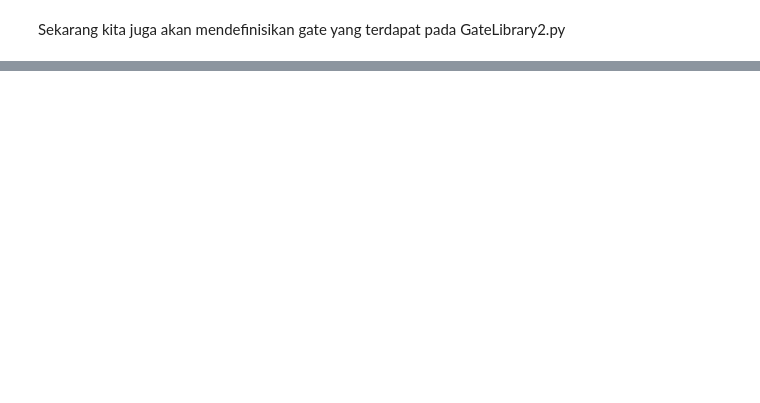
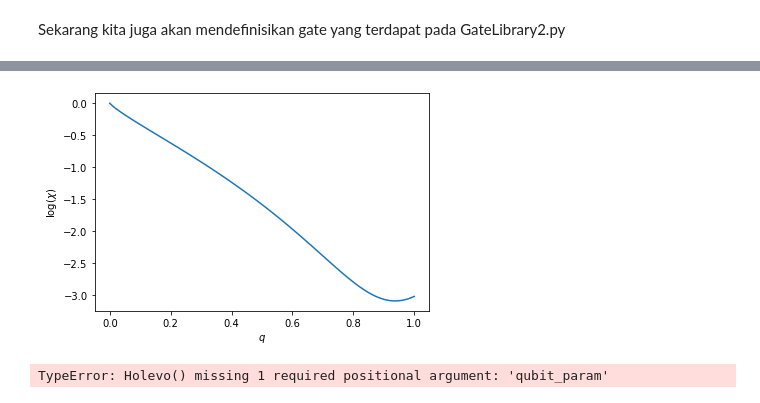
Before and after one commit to lakubis/PythonAssist, a Jupyter notebook: Perhitungan_Goswami.ipynb, the cells around one changed output, grey strips where cells are left out. Saved outputs shown, nothing was run; the diff lists cells and outputs as text; code cells hidden in the pictures; blank space fills up the shorter version.

```diff
--- a/Perhitungan_Goswami.ipynb
+++ b/Perhitungan_Goswami.ipynb
@@ -10,7 +10,7 @@ import matplotlib.pyplot as plt
 # %% [markdown]
 Sekarang kita juga akan mendefinisikan gate yang terdapat pada GateLibrary2.py
 # %%
-def Holevo(rho_c,rho_t,gate_p,gate_q,NoiseStrength,GammaValue,qubit_param):
+def Holevo(rho_c,rho_t,gate_p,gate_q,NoiseStrength_p,NoiseStrength_q,GammaValue,qubit_param):
     #Bentuk \rho_c \otimes \rho_t
     total_qubit = TensorProduct(rho_c,rho_t)
 
@@ -36,25 +36,20 @@ def Holevo(rho_c,rho_t,gate_p,gate_q,NoiseStrength,GammaValue,qubit_param):
 
     #Bagian ini perlu direvisi, kalau kasus keduanya sama strengthnya atau beda seperti apa
     p = sp.Symbol('p',real = True)
-    #q = sp.Symbol('q',real = True)
-    output_subs = output_state.subs(p,NoiseStrength)
-    output_subs2 = output_subs
+    q = sp.Symbol('q',real = True)
+    output_subs = output_state.subs(p,NoiseStrength_p)
+    output_subs2 = output_subs.subs(q,NoiseStrength_q)
 
 
-    #Substitusi nilai parameter, nanti harus direvisi agar ditentukan di awal fungsi
+    #Substitusi nilai parameter
     for i in range(4):
         output_subs2 = output_subs2.subs(a,qubit_param[0])
         output_subs2 = output_subs2.subs(b,qubit_param[1])
         output_subs2 = output_subs2.subs(c,qubit_param[2])
         output_subs2 = output_subs2.subs(gamma,GammaValue)
 
-
-    #Bagian ini juga perlu direvisi, lebih baik melakukan partial trace dengan iterasi
     #Cari rho_c_tilde
     rho_c_tilde = Matrix([[output_subs2[0,0]+output_subs2[1,1],output_subs2[0,2]+output_subs2[1,3]],[output_subs2[2,0]+output_subs2[3,1],output_subs2[2,2]+output_subs2[3,3]]])
-
-
-
 
 
 
@@ -79,3 +74,52 @@ def Holevo(rho_c,rho_t,gate_p,gate_q,NoiseStrength,GammaValue,qubit_param):
     Holevo_cap = 1 + N(H_c) - N(H_output)
 
     return Holevo_cap
+# %%
+
+#Definisikan control qubit
+gamma = sp.Symbol('gamma',real = True)
+rho_c = Matrix([[gamma,sp.sqrt(gamma*(1-gamma))],[sp.sqrt(gamma*(1-gamma)),1-gamma]])
+
+#Definisikan transmitted qubit
+a = sp.Symbol('a',real = True)
+b = sp.Symbol('b',real = True)
+c = sp.Symbol('c',real = True)
+pauli0 = sp.Matrix([[1,0],[0,1]])
+pauli1 = sp.Matrix([[0,1],[1,0]])
+pauli2 = sp.Matrix([[0,-sp.I],[sp.I,0]])
+pauli3 = sp.Matrix([[1,0],[0,-1]])
+rho_t = sp.Rational(1/2)*pauli0 + (a/2)*pauli1 + (b/2)*pauli2 + (c/2)*pauli3
+
+
+
+#Kekuatan noise
+NoiseStrength = np.arange(0.0,1.01,0.01)
+#NoiseStrength = np.arange(0.0,1.1,0.1)
+
+#Nilai gamma
+GammaValue = 1/2
+GammaValue = simplify(GammaValue)
+
+#Nilai parameter [a,b,c]
+qubit_param = [1/sp.sqrt(2),1/sp.sqrt(2),0]
+
+gate_p = gl.choose_gate('p',1)
+gate_q = gl.choose_gate('q',4)
+
+#Sekarang kita akan mencari hasil untuk tiap strength yang berbeda
+hasil = np.zeros(len(NoiseStrength),dtype=complex)
+for i in range(len(NoiseStrength)):
+    hasil[i] = Holevo(rho_c,rho_t,gate_p,gate_q,1,NoiseStrength[i],GammaValue,qubit_param)
+
+log_hasil = np.log(hasil)
+
+print(hasil)
+plt.plot(NoiseStrength,log_hasil)
+plt.ylabel('$\log(\chi$)')
+plt.xlabel('$q$')
+
+real_hasil = np.real(hasil)
+print(np.argmin(real_hasil)/100)
+print(np.min(real_hasil))
+print(real_hasil[-1])
+# %% [output]
@@ -82,3 +143,4 @@ def Holevo(rho_c,rho_t,gate_p,gate_q,NoiseStrength,GammaValue,qubit_param):
+[figure, added]
 # %%
 
 #Definisikan control qubit
@@ -98,15 +160,15 @@ rho_t = sp.Rational(1/2)*pauli0 + (a/2)*pauli1 + (b/2)*pauli2 + (c/2)*pauli3
 
 
 #Kekuatan noise
-NoiseStrength = np.arange(0.0,1.01,0.01)
-#NoiseStrength = np.arange(0.0,1.1,0.1)
+#NoiseStrength = np.arange(0.0,1.01,0.01)
+NoiseStrength = np.arange(0.0,1.1,0.1)
 
 #Nilai gamma
 GammaValue = 1/2
 GammaValue = simplify(GammaValue)
 
 #Nilai parameter [a,b,c]
-qubit_param = [1/np.sqrt(3),1/np.sqrt(3),1/np.sqrt(3)]
+qubit_param = [0,1,0]
 
 gate_p = gl.choose_gate('p',1)
 gate_q = gl.choose_gate('p',3)
@@ -114,7 +176,7 @@ gate_q = gl.choose_gate('p',3)
 #Sekarang kita akan mencari hasil untuk tiap strength yang berbeda
 hasil = np.zeros(len(NoiseStrength),dtype=complex)
 for i in range(len(NoiseStrength)):
-    hasil[i] = Holevo(rho_c,rho_t,gate_p,gate_q,NoiseStrength[i],GammaValue,qubit_param)
+    hasil[i] = Holevo(rho_c,rho_t,gate_p,gate_q,NoiseStrength[i],NoiseStrength[i],GammaValue,qubit_param)
 
 
 
@@ -126,6 +188,8 @@ plt.plot(NoiseStrength,log_hasil)
 plt.title('Holevo capacity for bitflip and dephasing noise')
 plt.ylabel('$\log_2(\chi$)')
 plt.xlabel('$q$')
+# %% [output]
+TypeError: Holevo() missing 1 required positional argument: 'qubit_param'
 # %%
 
 #Definisikan control qubit
```
Also changed, not shown: parts of 12 cells of this notebook, 18 other files.
